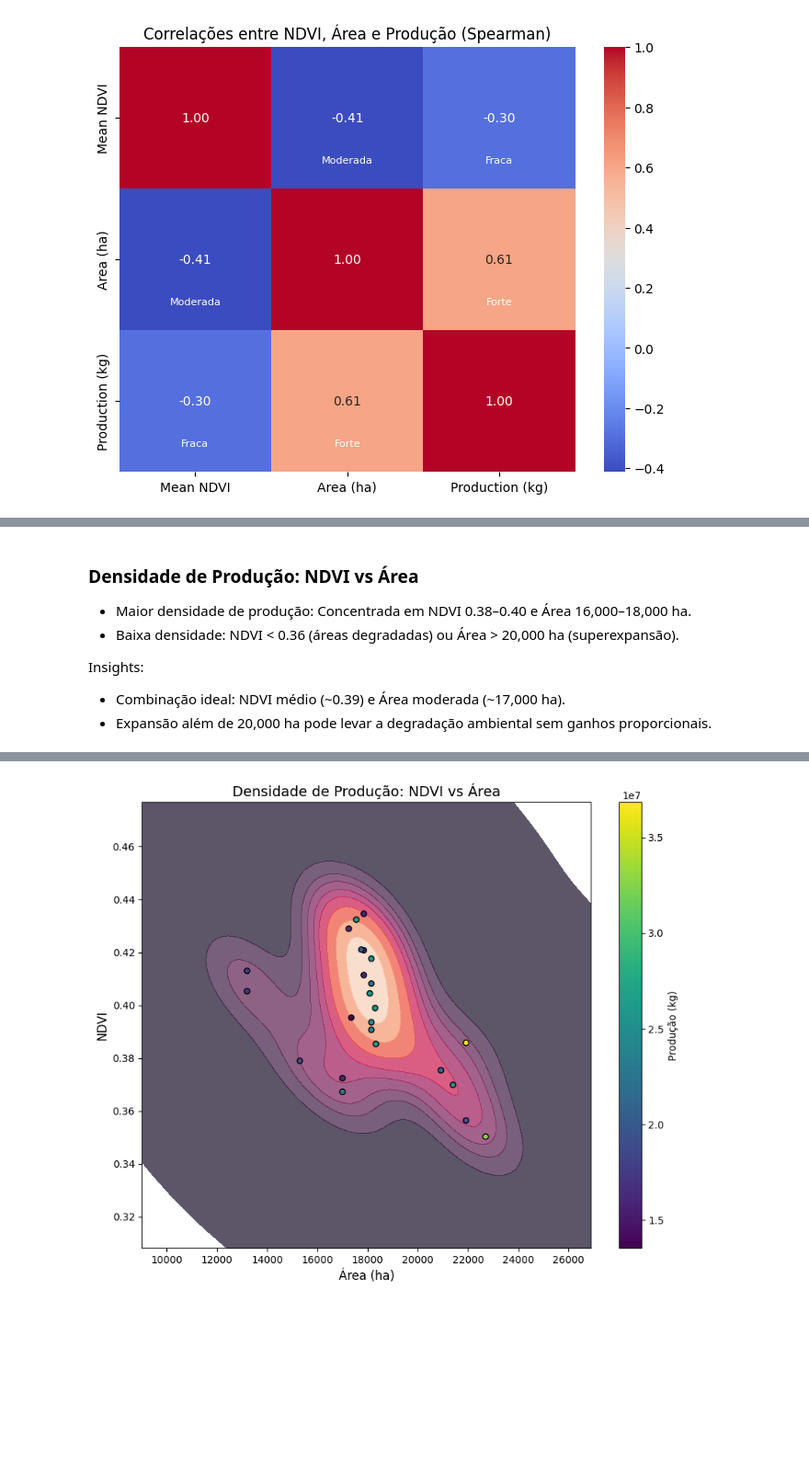
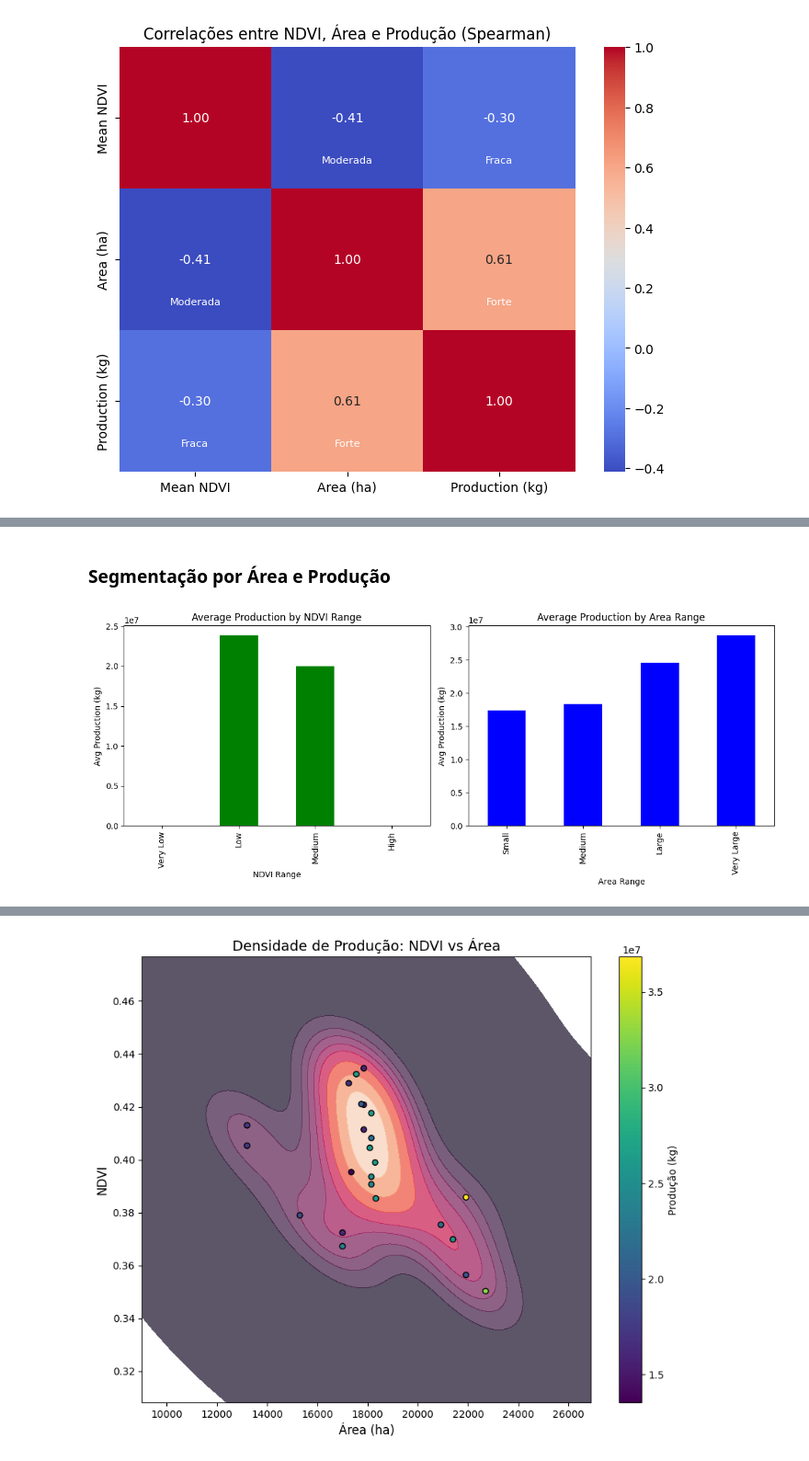
Before and after one commit to luisfuturist/ec-ingredion-3, a Jupyter notebook: notebooks/eda.ipynb, the cells around one changed output, grey strips where cells are left out. Shown: that part at 92% size. Drawn from its saved outputs; the diff is of its cells as text; code cells hidden in the pictures; blank space fills up the shorter version.

Commit message:
Refine README and TODO documentation; update EDA notebook with enhanced data visualizations and insights on agricultural productivity analysis.

```diff
--- a/notebooks/eda.ipynb
+++ b/notebooks/eda.ipynb
@@ -260,8 +257,39 @@ plt.show()
-# %% [markdown]
-### Densidade de Produção: NDVI vs Área
-  - Maior densidade de produção: Concentrada em NDVI 0.38–0.40 e Área 16,000–18,000 ha.
-  - Baixa densidade: NDVI < 0.36 (áreas degradadas) ou Área > 20,000 ha (superexpansão).
-
-Insights:
-  - Combinação ideal: NDVI médio (~0.39) e Área moderada (~17,000 ha).
-  - Expansão além de 20,000 ha pode levar a degradação ambiental sem ganhos proporcionais.
+# %% [markdown]
+### Segmentação por Área e Produção
+# %%
+df = complete_df
+
+bins_ndvi = [0.3, 0.35, 0.4, 0.45, 0.5]
+labels_ndvi = ['Very Low', 'Low', 'Medium', 'High']
+
+df['NDVI_Range'] = pd.cut(df['Mean NDVI'], bins=bins_ndvi, labels=labels_ndvi)
+
+bins_area = [12000, 15000, 18000, 21000, 24000]
+labels_area = ['Small', 'Medium', 'Large', 'Very Large']
+
+df['Area_Range'] = pd.cut(df['Area (ha)'], bins=bins_area, labels=labels_area)
+
+# By NDVI range
+mean_production_ndvi = df.groupby('NDVI_Range')['Production (kg)'].mean()
+
+# By Area range
+mean_production_area = df.groupby('Area_Range')['Production (kg)'].mean()
+
+fig, axes = plt.subplots(1, 2, figsize=(12, 5))
+
+# NDVI subplot
+mean_production_ndvi.plot(kind='bar', color='green', ax=axes[0])
+axes[0].set_title('Average Production by NDVI Range')
+axes[0].set_xlabel('NDVI Range')
+axes[0].set_ylabel('Avg Production (kg)')
+
+# Area subplot
+mean_production_area.plot(kind='bar', color='blue', ax=axes[1])
+axes[1].set_title('Average Production by Area Range')
+axes[1].set_xlabel('Area Range')
+axes[1].set_ylabel('Avg Production (kg)')
+
+plt.tight_layout()
+plt.show()
+# %% [output]
+[figure, added]
```
Also changed, not shown: parts of 23 cells of this notebook, 2 other files.
